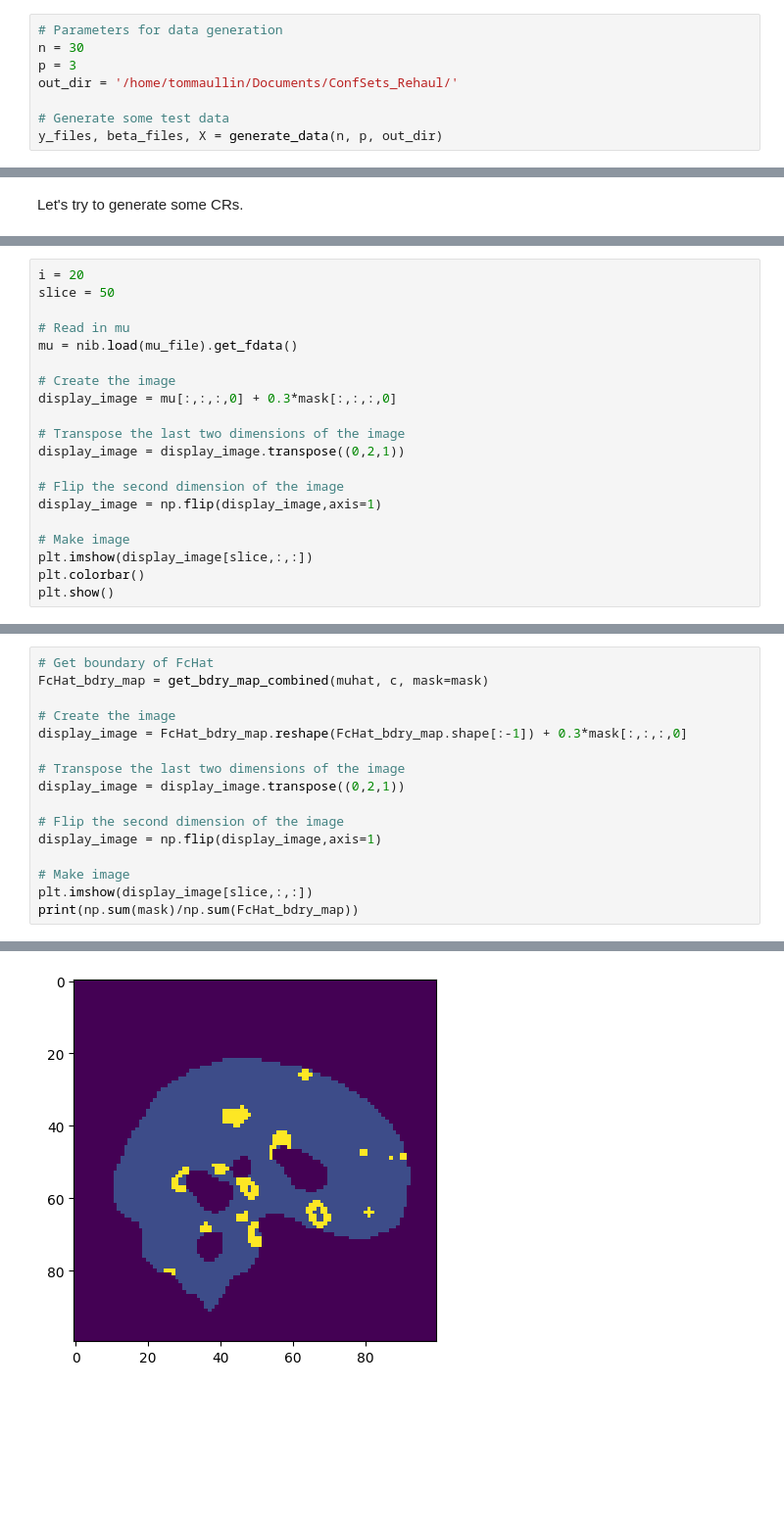
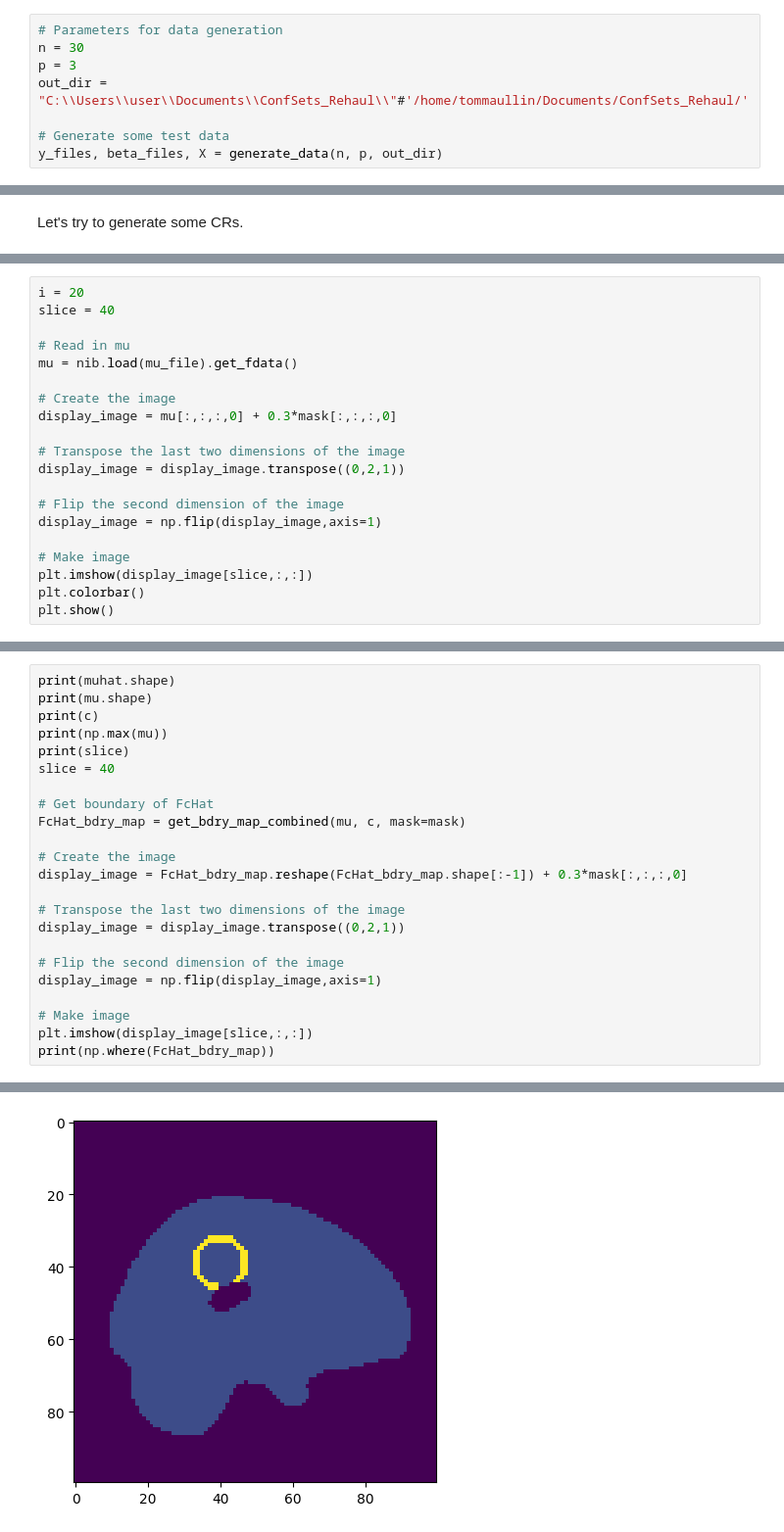
Before and after one commit to TomMaullin/crtoolbox, a Jupyter notebook: src/test_nb.ipynb, the cells around one changed output, grey strips where cells are left out. Shown: that part at 98% size. Cells and saved outputs as stored; diff of their text form; blank space fills up the shorter version.

```diff
--- a/src/test_nb.ipynb
+++ b/src/test_nb.ipynb
@@ -260,7 +260,7 @@ First, we generate some test data.
 # Parameters for data generation
 n = 30
 p = 3
-out_dir = '/home/tommaullin/Documents/ConfSets_Rehaul/'
+out_dir = "C:\\Users\\user\\Documents\\ConfSets_Rehaul\\"#'/home/tommaullin/Documents/ConfSets_Rehaul/'
 
 # Generate some test data
 y_files, beta_files, X = generate_data(n, p, out_dir)
@@ -373,6 +373,6 @@ plt.show()
 # %%
 i = 20
-slice = 50
+slice = 40
 
 # Read in mu
 mu = nib.load(mu_file).get_fdata()
@@ -395,6 +395,13 @@ plt.show()
 # %%
+print(muhat.shape)
+print(mu.shape)
+print(c)
+print(np.max(mu))
+print(slice)
+slice = 40
+
 # Get boundary of FcHat
-FcHat_bdry_map = get_bdry_map_combined(muhat, c, mask=mask)
+FcHat_bdry_map = get_bdry_map_combined(mu, c, mask=mask)
 
 # Create the image
 display_image = FcHat_bdry_map.reshape(FcHat_bdry_map.shape[:-1]) + 0.3*mask[:,:,:,0]
@@ -407,5 +414,5 @@ display_image = np.flip(display_image,axis=1)
 
 # Make image
 plt.imshow(display_image[slice,:,:])
-print(np.sum(mask)/np.sum(FcHat_bdry_map))
+print(np.where(FcHat_bdry_map))
 # %% [output]
@@ -416,4 +436,4 @@ applying mask
-[figure, old version]
+[figure, new version]
 # %%
 total_time1 = 0
 total_time2 = 0
```
Also changed, not shown: parts of 13 cells of this notebook, 15 other files.
